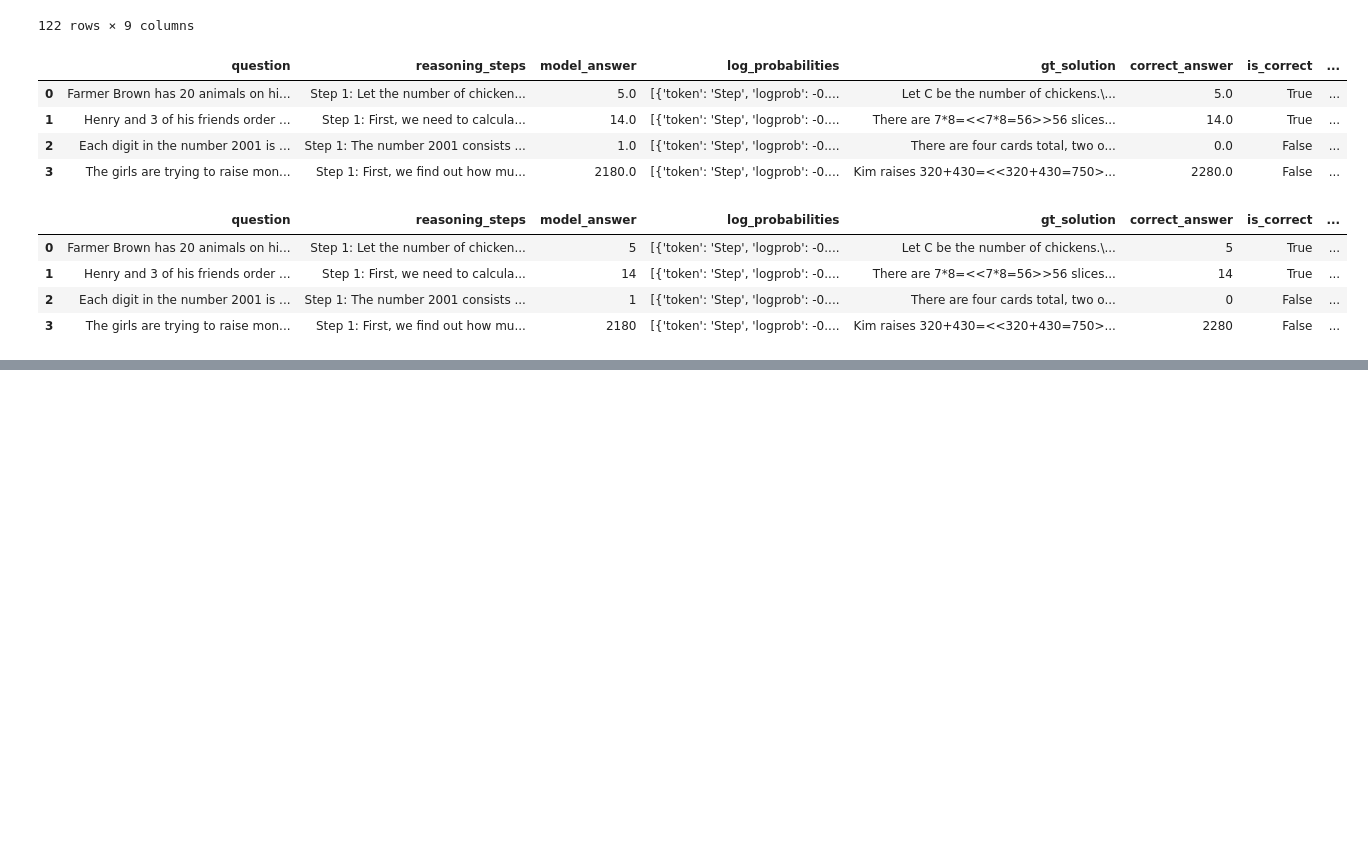
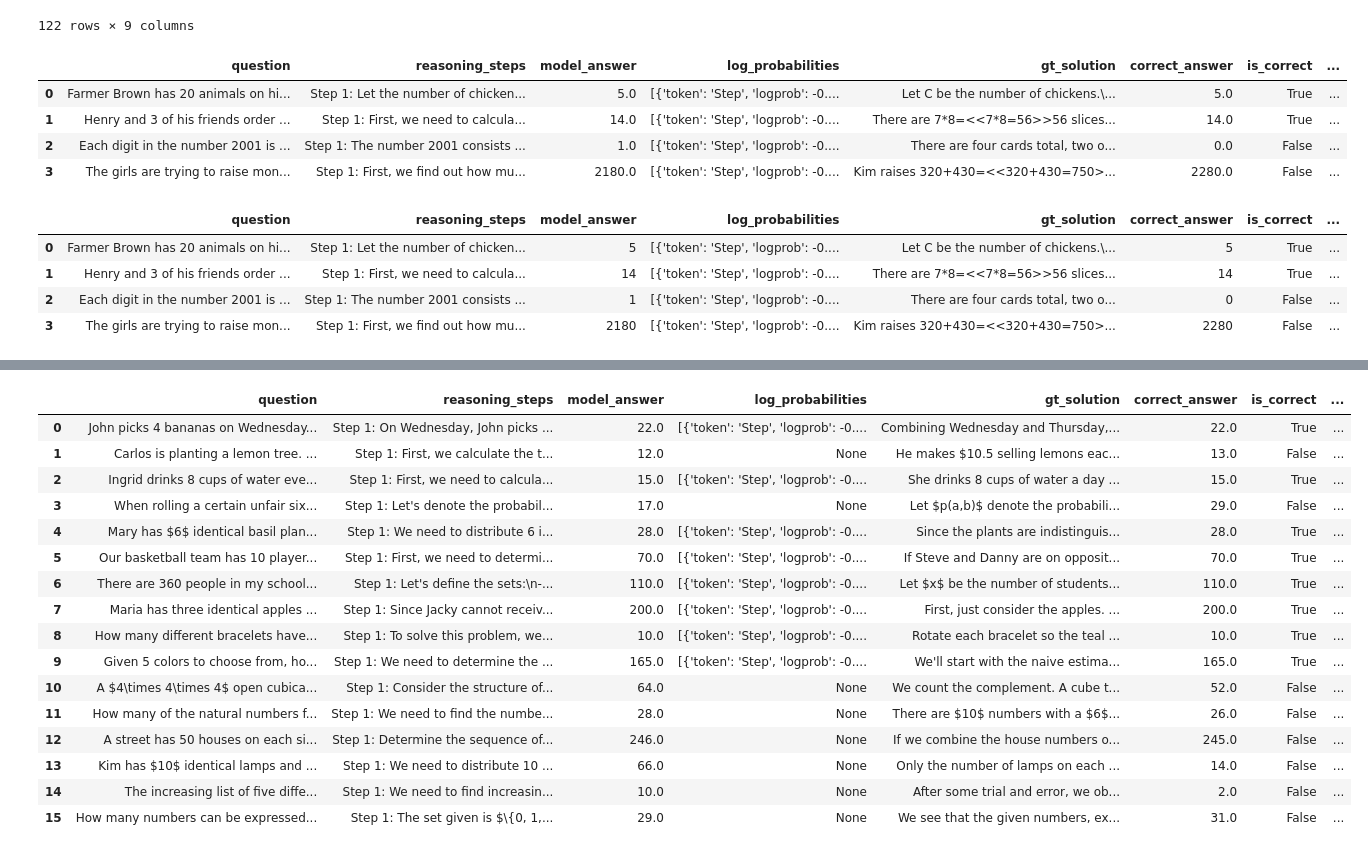
Before and after one commit to zixianma/interactive-chains, a Jupyter notebook: data/select_data.ipynb, the cells around one changed output, grey strips where cells are left out. Saved outputs shown, nothing was run; the diff lists cells and outputs as text; code cells hidden in the pictures; blank space fills up the shorter version.

Commit message:
Change the question bank and add helpfulness rating after each question

```diff
--- a/data/select_data.ipynb
+++ b/data/select_data.ipynb
@@ -359,3 +359,14 @@ eval_df
 | 1 | Henry and 3 of his friends order ... | Step 1: First, we need to calcula... | 14 | [{'token': 'Step', 'logprob': -0.... | There are 7*8=<<7*8=56>>56 slices... | 14 | True | ... |
 | 2 | Each digit in the number 2001 is ... | Step 1: The number 2001 consists ... | 1 | [{'token': 'Step', 'logprob': -0.... | There are four cards total, two o... | 0 | False | ... |
 | 3 | The girls are trying to raise mon... | Step 1: First, we find out how mu... | 2180 | [{'token': 'Step', 'logprob': -0.... | Kim raises 320+430=<<320+430=750>... | 2280 | False | ... |
+# %%
+import pandas as pd
+
+df = pd.read_json("question_bank_cleaned.jsonl", lines=True)
+# %%
+train_questions = df[df['dataset'] == 'train']
+
+math_questions = df[(df['dataset'] == 'math') & (df['is_correct'] == False)].reset_index(drop=True)
+
+math_questions = math_questions.iloc[[0, 2,4,5, 9, 10]].reset_index(drop=True)
+math_questions
@@ -361,0 +381,10 @@ eval_df
+# %%
+math = pd.read_json("MATH_test_questions_with_logprob.jsonl", lines=True)
+
+math_correct = math[(math["is_correct"] == True) & (math["level"] == 5.0) & (math["category"] == "counting_and_probability")]
+
+
+sampled_math_correct = math_correct.sample(n=6, random_state=42)
+sampled_math_correct["dataset"] = "math"
+
+sampled_math_correct
@@ -361,0 +399,33 @@ eval_df
+# %%
+
+
+# -------------------------------
+# Add training data at the top
+final_df = pd.concat([train_questions, sampled_math_correct, math_questions], ignore_index=True)
+
+final_df = final_df.drop(index=[1,3]).reset_index(drop=True)
+
+
+final_df.to_json("question_bank_final.jsonl", orient="records", lines=True)
+# %%
+final_df = final_df.reset_index(drop=True)
+final_df.to_json("question_bank_final.jsonl", orient="records", lines=True)
+final_df
+# %% [output]
+|  | question | reasoning_steps | model_answer | log_probabilities | gt_solution | correct_answer | is_correct | ... |
+| 0 | John picks 4 bananas on Wednesday... | Step 1: On Wednesday, John picks ... | 22.0 | [{'token': 'Step', 'logprob': -0.... | Combining Wednesday and Thursday,... | 22.0 | True | ... |
+| 1 | Carlos is planting a lemon tree. ... | Step 1: First, we calculate the t... | 12.0 | None | He makes $10.5 selling lemons eac... | 13.0 | False | ... |
+| 2 | Ingrid drinks 8 cups of water eve... | Step 1: First, we need to calcula... | 15.0 | [{'token': 'Step', 'logprob': -0.... | She drinks 8 cups of water a day ... | 15.0 | True | ... |
+| 3 | When rolling a certain unfair six... | Step 1: Let's denote the probabil... | 17.0 | None | Let $p(a,b)$ denote the probabili... | 29.0 | False | ... |
+| 4 | Mary has $6$ identical basil plan... | Step 1: We need to distribute 6 i... | 28.0 | [{'token': 'Step', 'logprob': -0.... | Since the plants are indistinguis... | 28.0 | True | ... |
+| 5 | Our basketball team has 10 player... | Step 1: First, we need to determi... | 70.0 | [{'token': 'Step', 'logprob': -0.... | If Steve and Danny are on opposit... | 70.0 | True | ... |
+| 6 | There are 360 people in my school... | Step 1: Let's define the sets:\n-... | 110.0 | [{'token': 'Step', 'logprob': -0.... | Let $x$ be the number of students... | 110.0 | True | ... |
+| 7 | Maria has three identical apples ... | Step 1: Since Jacky cannot receiv... | 200.0 | [{'token': 'Step', 'logprob': -0.... | First, just consider the apples. ... | 200.0 | True | ... |
+| 8 | How many different bracelets have... | Step 1: To solve this problem, we... | 10.0 | [{'token': 'Step', 'logprob': -0.... | Rotate each bracelet so the teal ... | 10.0 | True | ... |
+| 9 | Given 5 colors to choose from, ho... | Step 1: We need to determine the ... | 165.0 | [{'token': 'Step', 'logprob': -0.... | We'll start with the naive estima... | 165.0 | True | ... |
+| 10 | A $4\times 4\times 4$ open cubica... | Step 1: Consider the structure of... | 64.0 | None | We count the complement. A cube t... | 52.0 | False | ... |
+| 11 | How many of the natural numbers f... | Step 1: We need to find the numbe... | 28.0 | None | There are $10$ numbers with a $6$... | 26.0 | False | ... |
+| 12 | A street has 50 houses on each si... | Step 1: Determine the sequence of... | 246.0 | None | If we combine the house numbers o... | 245.0 | False | ... |
+| 13 | Kim has $10$ identical lamps and ... | Step 1: We need to distribute 10 ... | 66.0 | None | Only the number of lamps on each ... | 14.0 | False | ... |
+| 14 | The increasing list of five diffe... | Step 1: We need to find increasin... | 10.0 | None | After some trial and error, we ob... | 2.0 | False | ... |
+| 15 | How many numbers can be expressed... | Step 1: The set given is $\{0, 1,... | 29.0 | None | We see that the given numbers, ex... | 31.0 | False | ... |
```
Also changed, not shown: parts of 4 cells of this notebook, 2 other files.
